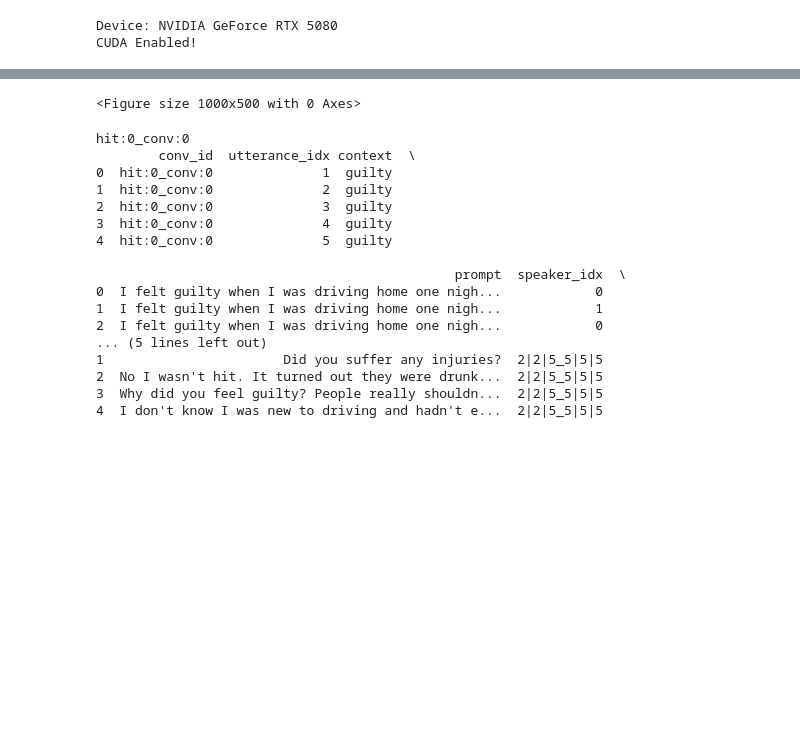
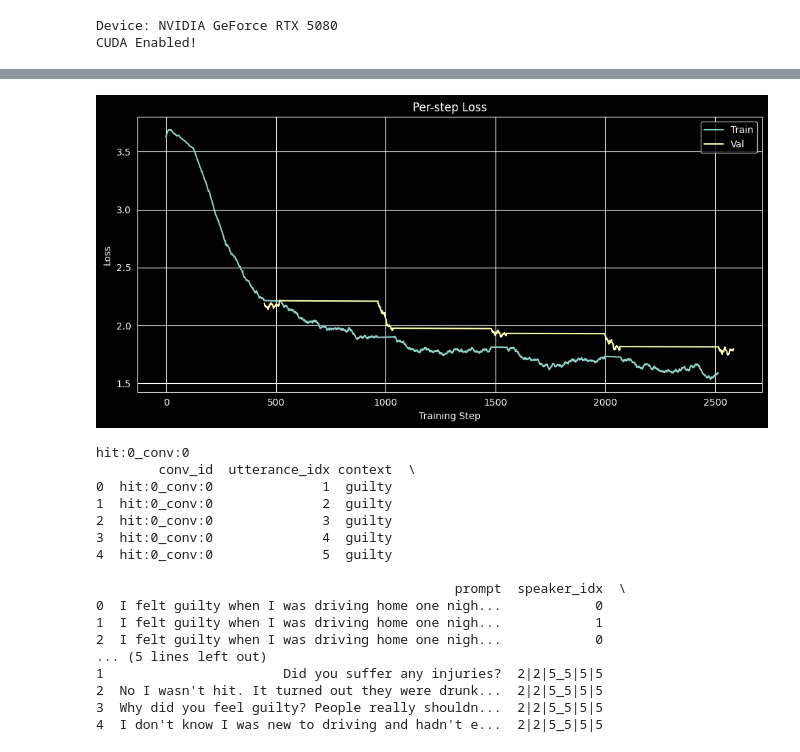
Before and after one commit to CaydenSchalk/EmoTimeBert, a Jupyter notebook: MedBertAndTemporal.ipynb, the cells around one changed output, grey strips where cells are left out. Drawn from its saved outputs; the diff is of its cells as text; code cells hidden in the pictures; blank space fills up the shorter version.

```diff
--- a/MedBertAndTemporal.ipynb
+++ b/MedBertAndTemporal.ipynb
@@ -293,24 +176,25 @@ plt.show()
 # %%
 def ema(values, beta=0.98):
     smoothed = []
     avg = values[0]
     for v in values:
         avg = beta * avg + (1 - beta) * v
         smoothed.append(avg)
     return smoothed
 
-plt.figure(figsize=(10, 5))
-plt.plot(global_steps, ema(train_step_losses), label="Train")
-plt.plot(val_steps, ema(val_step_losses), label="Val")
-plt.xlabel("Training Step")
-plt.ylabel("Loss")
-plt.title("Per-step Loss")
-plt.legend()
-plt.grid(True)
-plt.tight_layout()
-plt.show()
+if TRAINING:
+    plt.figure(figsize=(10, 5))
+    plt.plot(global_steps, ema(train_step_losses), label="Train")
+    plt.plot(val_steps, ema(val_step_losses), label="Val")
+    plt.xlabel("Training Step")
+    plt.ylabel("Loss")
+    plt.title("Per-step Loss")
+    plt.legend()
+    plt.grid(True)
+    plt.tight_layout()
+    plt.show()
 # %% [output]
-<Figure size 1000x500 with 0 Axes>
+[figure, added]
 # %%
 test_empath_data = full_empath_data["test"].to_pandas()
 test_grouped = test_empath_data.groupby("conv_id")
```
Also changed, not shown: parts of 5 cells of this notebook, 1 other file.
